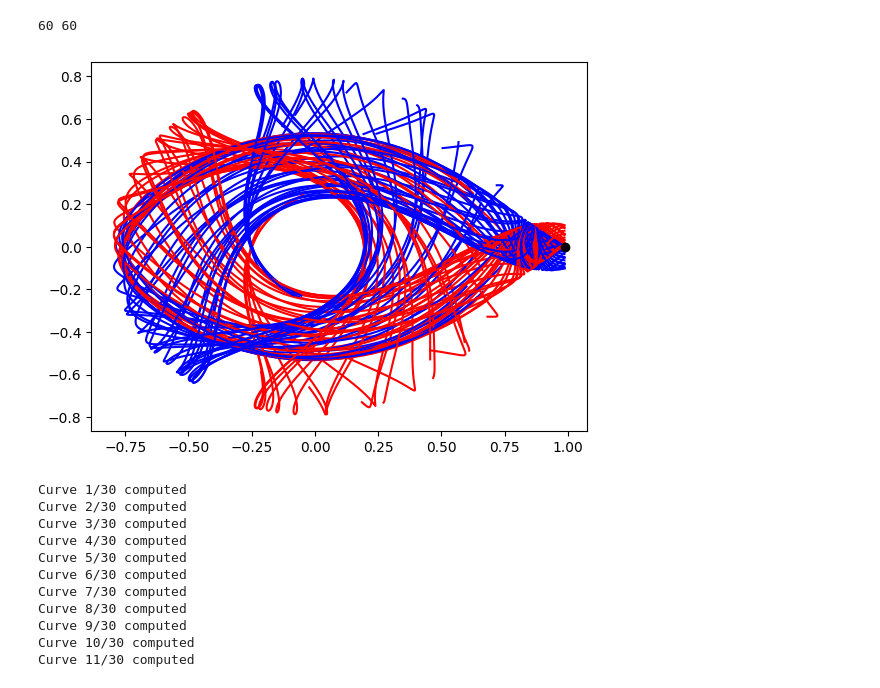
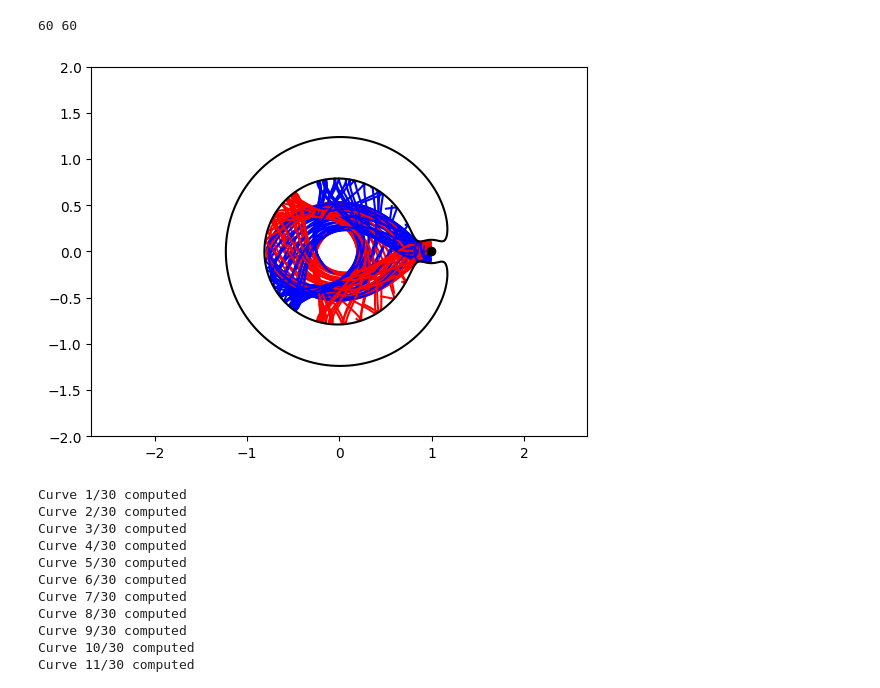
Before and after one commit to Meoli96/Trajectory, a Jupyter notebook: Ex1/test1_2.ipynb, the cells around one changed output. Saved outputs shown, nothing was run; the diff lists cells and outputs as text; code cells hidden in the pictures.

```diff
--- a/Ex1/test1_2.ipynb
+++ b/Ex1/test1_2.ipynb
@@ -83,14 +83,16 @@ print(len(cuts), len(cutu))
 # %%
 # Plot the cuts
 plt.figure()
 for i in range(len(cuts)):
     plt.plot(cuts[i][0], cuts[i][1], "r",)
     plt.plot(cutu[i][0], cutu[i][1], "b",)
 
+manL1.plot_ZVC()
+plt.axis("equal")
 plt.plot([1-muEM], [0], "ko")
 plt.show()
 # %% [output]
-[figure, old version]
+[figure, new version]
 # %%
 manL2 = Manifold(L2_0)
 # %%
```
Also changed, not shown: parts of 10 cells of this notebook, 1 other file.
